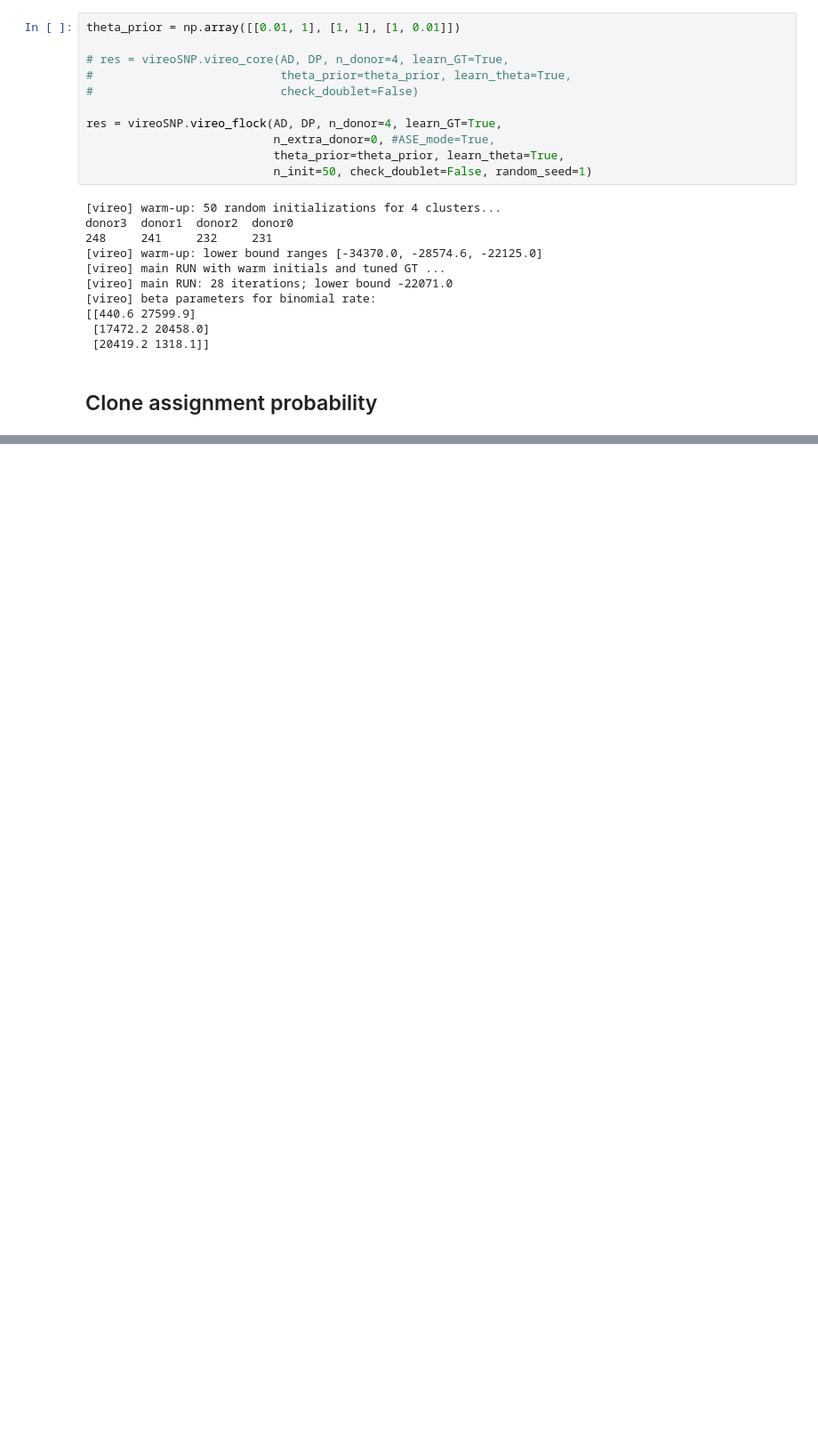
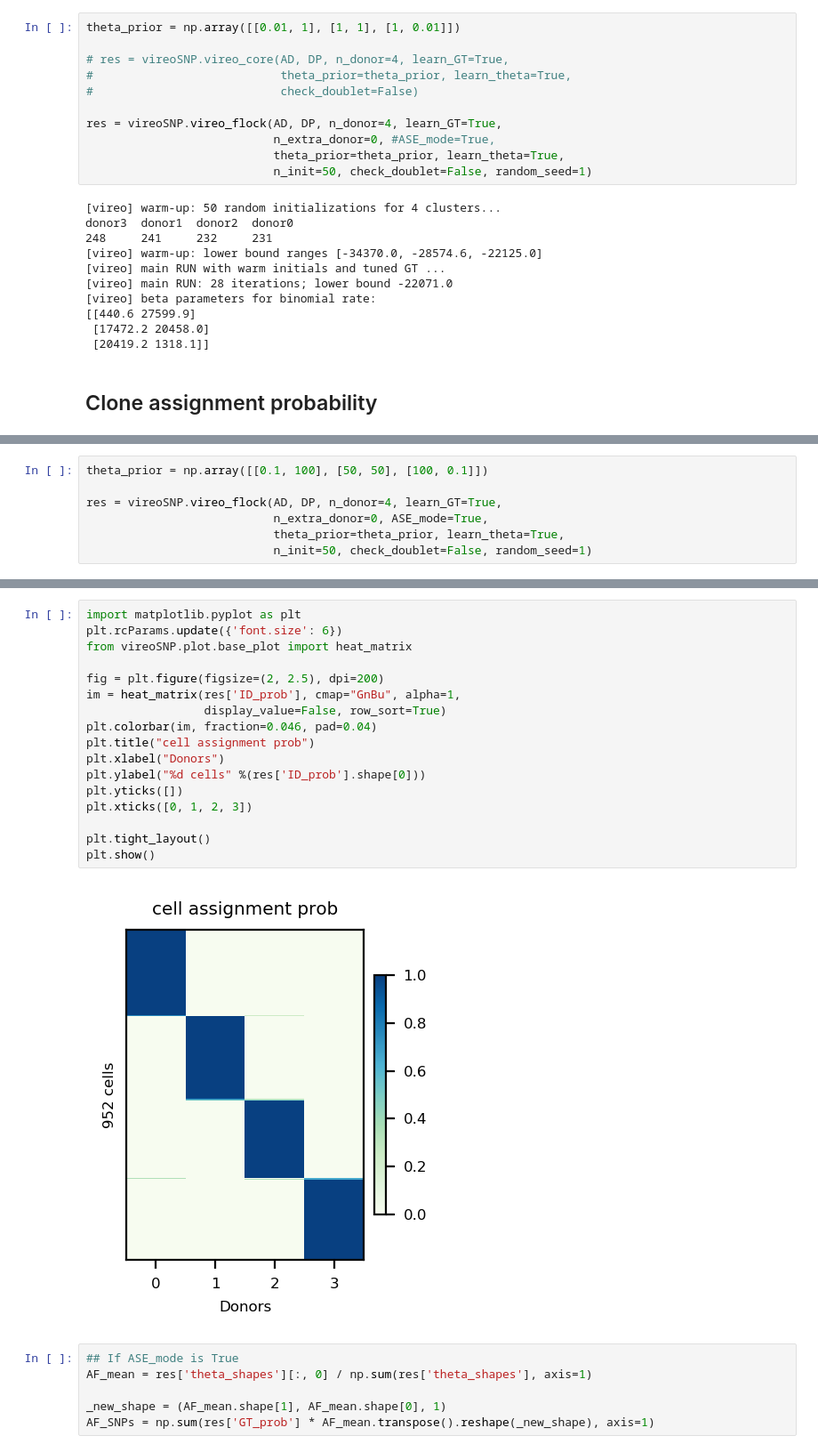
Before and after one commit to single-cell-genetics/vireo, a Jupyter notebook: examples/vireoSNP_usage.ipynb, the cells around one changed output, grey strips where cells are left out. Shown: that part at 89% size. Saved outputs shown, nothing was run; the diff lists cells and outputs as text; blank space fills up the shorter version.

```diff
--- a/examples/vireoSNP_usage.ipynb
+++ b/examples/vireoSNP_usage.ipynb
@@ -85,0 +121,7 @@ plt.show()
+# %%
+theta_prior = np.array([[0.1, 100], [50, 50], [100, 0.1]])
+
+res = vireoSNP.vireo_flock(AD, DP, n_donor=4, learn_GT=True,
+                           n_extra_donor=0, ASE_mode=True,
+                           theta_prior=theta_prior, learn_theta=True,
+                           n_init=50, check_doublet=False, random_seed=1)
@@ -85,0 +144,25 @@ plt.show()
+# %%
+import matplotlib.pyplot as plt
+plt.rcParams.update({'font.size': 6})
+from vireoSNP.plot.base_plot import heat_matrix
+
+fig = plt.figure(figsize=(2, 2.5), dpi=200)
+im = heat_matrix(res['ID_prob'], cmap="GnBu", alpha=1,
+                 display_value=False, row_sort=True)
+plt.colorbar(im, fraction=0.046, pad=0.04)
+plt.title("cell assignment prob")
+plt.xlabel("Donors")
+plt.ylabel("%d cells" %(res['ID_prob'].shape[0]))
+plt.yticks([])
+plt.xticks([0, 1, 2, 3])
+
+plt.tight_layout()
+plt.show()
+# %% [output]
+[figure, added]
+# %%
+## If ASE_mode is True
+AF_mean = res['theta_shapes'][:, 0] / np.sum(res['theta_shapes'], axis=1)
+
+_new_shape = (AF_mean.shape[1], AF_mean.shape[0], 1)
+AF_SNPs = np.sum(res['GT_prob'] * AF_mean.transpose().reshape(_new_shape), axis=1)
```
Also changed, not shown: parts of 10 cells of this notebook.
